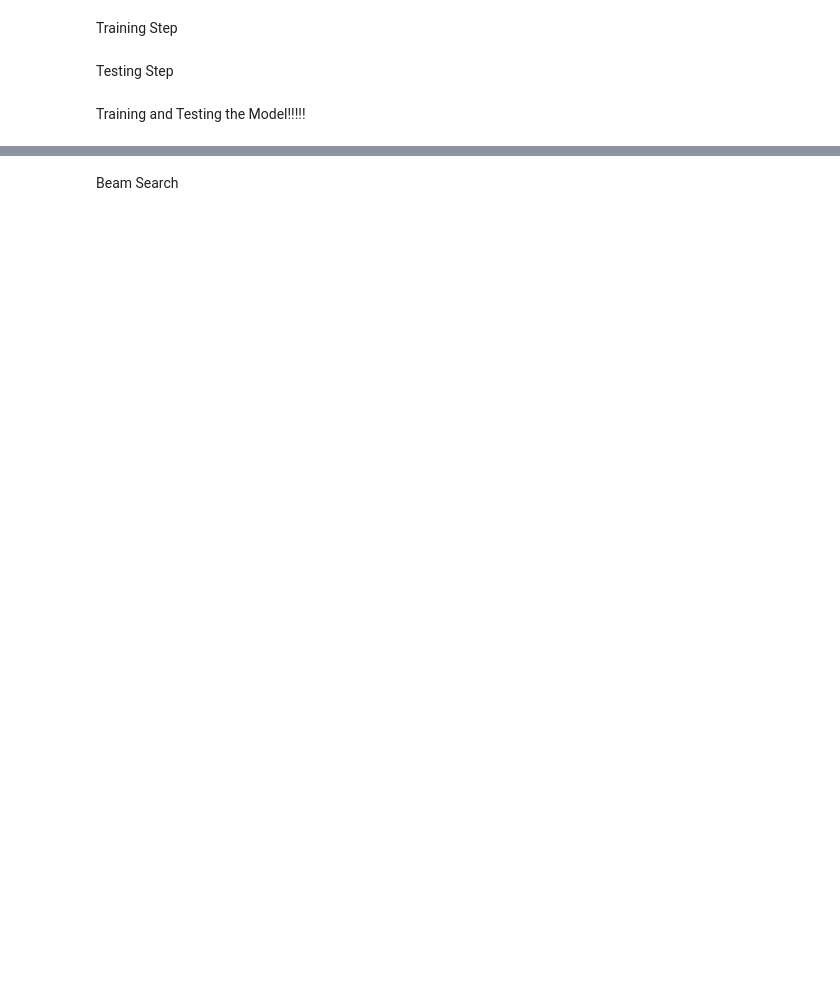
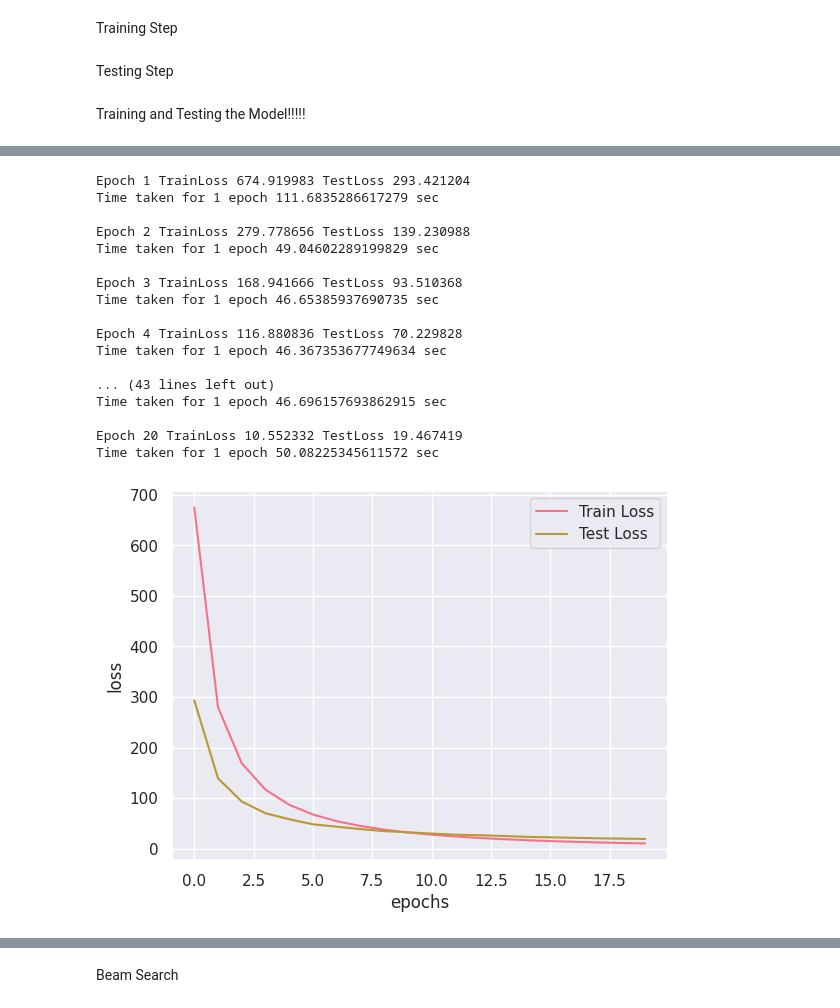
Before and after one commit to arushi-jain-27/Image_Captioning_using_Attention, a Jupyter notebook: ImageCaptioningAttention.ipynb, the cells around one changed output, grey strips where cells are left out. Drawn from its saved outputs; the diff is of its cells as text; code cells hidden in the pictures; blank space fills up the shorter version.

```diff
--- a/ImageCaptioningAttention.ipynb
+++ b/ImageCaptioningAttention.ipynb
@@ -625,0 +624,24 @@ plt.show()
+# %%
+# Bahdanau Attention
+# Re-run train and test @tf.function decorators
+encoder_b, decoder_b, optimizer_b, loss_object_b, ckpt_manager_b = initialize("bahdanau")
+train_and_test(encoder_b, decoder_b, optimizer_b, loss_object_b, ckpt_manager_b)
+# %% [output]
+Epoch 1 TrainLoss 674.919983 TestLoss 293.421204
+Time taken for 1 epoch 111.6835286617279 sec
+
+Epoch 2 TrainLoss 279.778656 TestLoss 139.230988
+Time taken for 1 epoch 49.04602289199829 sec
+
+Epoch 3 TrainLoss 168.941666 TestLoss 93.510368
+Time taken for 1 epoch 46.65385937690735 sec
+
+Epoch 4 TrainLoss 116.880836 TestLoss 70.229828
+Time taken for 1 epoch 46.367353677749634 sec
+
+... (43 lines left out)
+Time taken for 1 epoch 46.696157693862915 sec
+
+Epoch 20 TrainLoss 10.552332 TestLoss 19.467419
+Time taken for 1 epoch 50.08225345611572 sec
+[figure, added]
```
Also changed, not shown: parts of 26 cells of this notebook.
